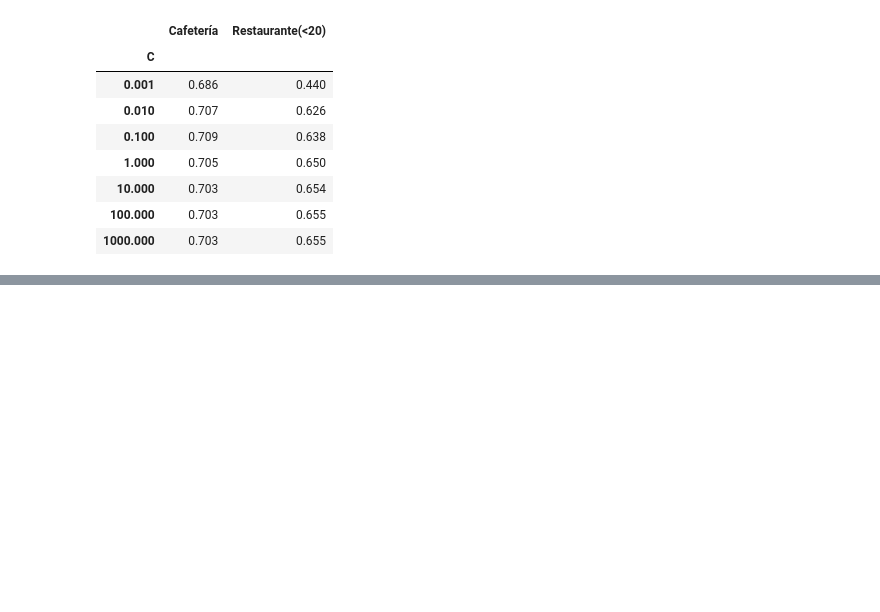
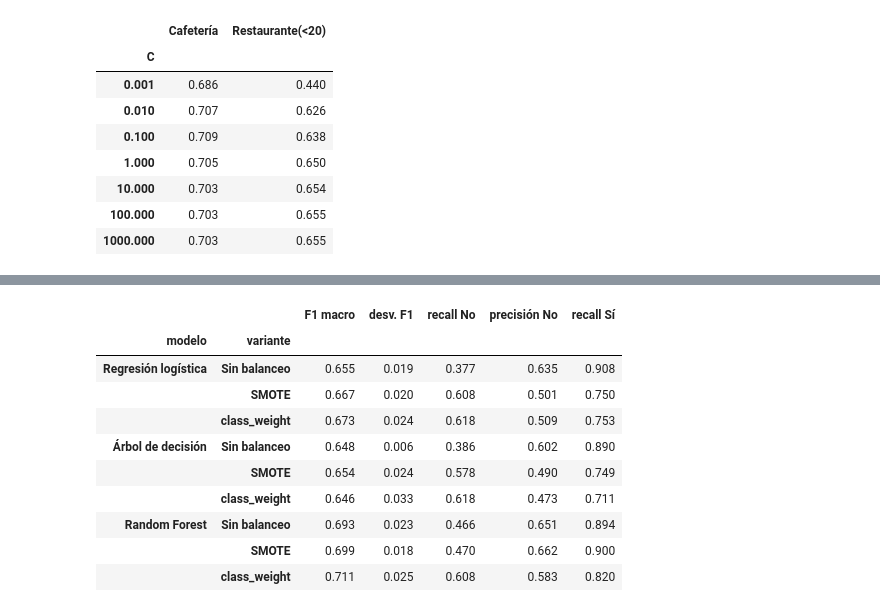
Before and after one commit to 5haiel/ISIS2611-Laboratorio3, a Jupyter notebook: sm.jimenezp1_j.trivinon.ipynb, the cells around one changed output, grey strips where cells are left out. Cells and saved outputs as stored; diff of their text form; code cells hidden in the pictures; blank space fills up the shorter version.

```diff
--- a/sm.jimenezp1_j.trivinon.ipynb
+++ b/sm.jimenezp1_j.trivinon.ipynb
@@ -867,0 +930,18 @@ El criterio casi no importa, ya que `entropy` supera a `gini` por menos de 0.01,
+# %%
+pipeline_rf = Pipeline([
+    ("pre", crear_preprocesador(para_logistica=False)),
+    ("clf", RandomForestClassifier(random_state=RANDOM_STATE)),
+])
+
+param_grid_rf = {
+    "clf__n_estimators": [100, 200, 400],
+    "clf__max_depth": [10, 20, None],
+    "clf__min_samples_leaf": [1, 5, 10],
+    "clf__max_features": ["sqrt", 0.3, 0.6],
+}
+
+grid_rf_cafe = GridSearchCV(pipeline_rf, param_grid_rf, cv=skf, scoring="f1_macro", n_jobs=-1)
+grid_rf_cafe.fit(X_train_cafe, y_train_cafe)
+
+grid_rf_rest = GridSearchCV(pipeline_rf, param_grid_rf, cv=skf, scoring="f1_macro", n_jobs=-1)
+grid_rf_rest.fit(X_train_rest, y_train_rest)
@@ -867,0 +1078,53 @@ El criterio casi no importa, ya que `entropy` supera a `gini` por menos de 0.01,
+# %%
+scoring_balanceo = {
+    "f1_macro": "f1_macro",
+    "recall_No": make_scorer(recall_score, pos_label=0),
+    "precision_No": make_scorer(precision_score, pos_label=0, zero_division=0),
+    "recall_Si": make_scorer(recall_score, pos_label=1),
+}
+
+modelos_balanceo = {
+    "Regresión logística": (LogisticRegression(max_iter=1000, random_state=RANDOM_STATE), param_grid_lr, grid_lr_rest),
+    "Árbol de decisión": (DecisionTreeClassifier(random_state=RANDOM_STATE), param_grid_arbol, grid_arbol_rest),
+    "Random Forest": (RandomForestClassifier(random_state=RANDOM_STATE), param_grid_rf, grid_rf_rest),
+}
+
+filas = []
+grids_balanceo = {}
+for nombre, (clasificador, param_grid, grid_sin_balanceo) in modelos_balanceo.items():
+    # Sin balanceo: el mejor modelo de las actividades anteriores
+    r = cross_validate(grid_sin_balanceo.best_estimator_, X_train_rest, y_train_rest, cv=skf, scoring=scoring_balanceo, n_jobs=-1)
+    filas.append({"modelo": nombre, "variante": "Sin balanceo", "F1 macro": r["test_f1_macro"].mean(),
+                  "desv. F1": r["test_f1_macro"].std(), "recall No": r["test_recall_No"].mean(),
+                  "precisión No": r["test_precision_No"].mean(), "recall Sí": r["test_recall_Si"].mean()})
+
+    pipelines = {
+        "SMOTE": ImbPipeline([("pre", crear_preprocesador(para_logistica=True)),
+                              ("smote", SMOTE(k_neighbors=5, random_state=RANDOM_STATE)),
+                              ("clf", clasificador)]),
+        "class_weight": Pipeline([("pre", crear_preprocesador(para_logistica=True)),
+                                  ("clf", clone(clasificador).set_params(class_weight="balanced"))]),
+    }
+    for variante, pipeline in pipelines.items():
+        grid = GridSearchCV(pipeline, param_grid, cv=skf, scoring=scoring_balanceo, refit="f1_macro", n_jobs=-1)
+        grid.fit(X_train_rest, y_train_rest)
+        grids_balanceo[(nombre, variante)] = grid
+        i = grid.best_index_
+        filas.append({"modelo": nombre, "variante": variante, "F1 macro": grid.cv_results_["mean_test_f1_macro"][i],
+                      "desv. F1": grid.cv_results_["std_test_f1_macro"][i], "recall No": grid.cv_results_["mean_test_recall_No"][i],
+                      "precisión No": grid.cv_results_["mean_test_precision_No"][i], "recall Sí": grid.cv_results_["mean_test_recall_Si"][i]})
+
+tabla_balanceo = pd.DataFrame(filas).set_index(["modelo", "variante"]).round(3)
+tabla_balanceo
+# %% [output]
+|  |  | F1 macro | desv. F1 | recall No | precisión No | recall Sí |
+| modelo | variante |  |  |  |  |  |
+| Regresión logística | Sin balanceo | 0.655 | 0.019 | 0.377 | 0.635 | 0.908 |
+|  | SMOTE | 0.667 | 0.020 | 0.608 | 0.501 | 0.750 |
+|  | class_weight | 0.673 | 0.024 | 0.618 | 0.509 | 0.753 |
+| Árbol de decisión | Sin balanceo | 0.648 | 0.006 | 0.386 | 0.602 | 0.890 |
+|  | SMOTE | 0.654 | 0.024 | 0.578 | 0.490 | 0.749 |
+|  | class_weight | 0.646 | 0.033 | 0.618 | 0.473 | 0.711 |
+| Random Forest | Sin balanceo | 0.693 | 0.023 | 0.466 | 0.651 | 0.894 |
+|  | SMOTE | 0.699 | 0.018 | 0.470 | 0.662 | 0.900 |
+|  | class_weight | 0.711 | 0.025 | 0.608 | 0.583 | 0.820 |
```
Also changed, not shown: parts of 41 cells of this notebook.
